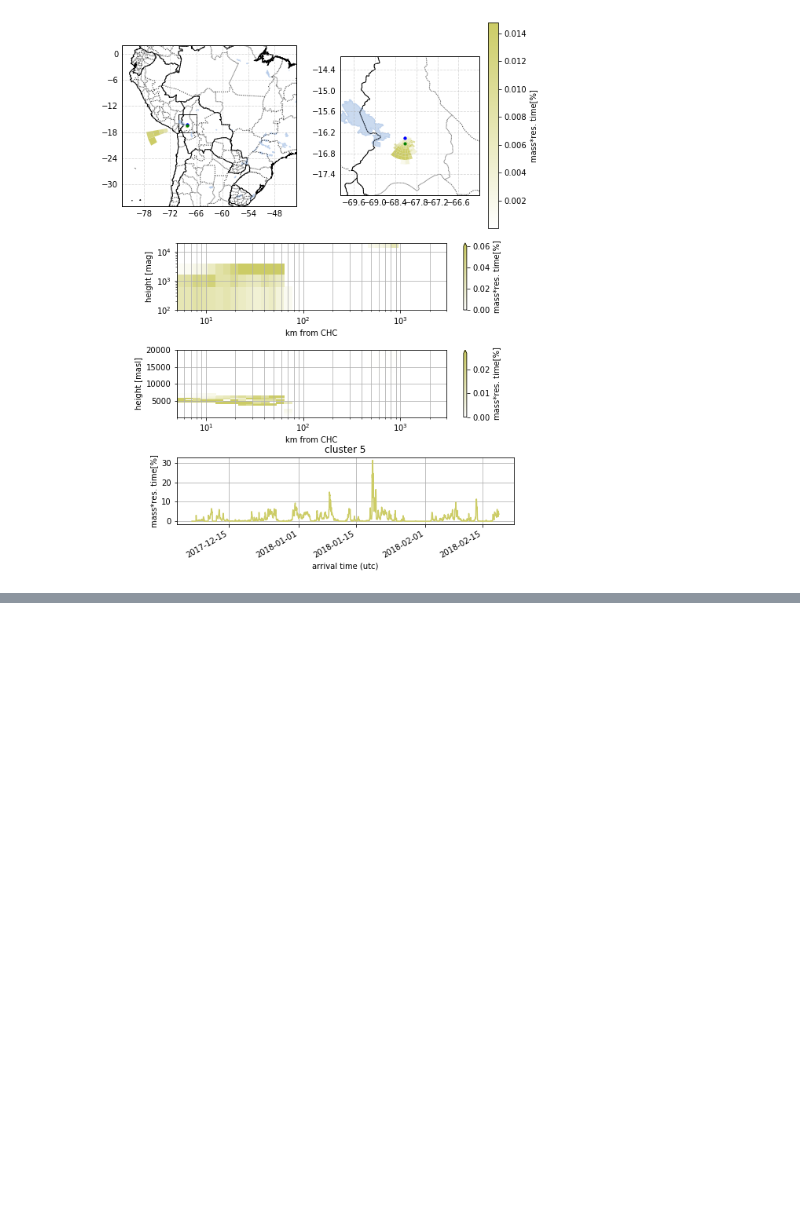
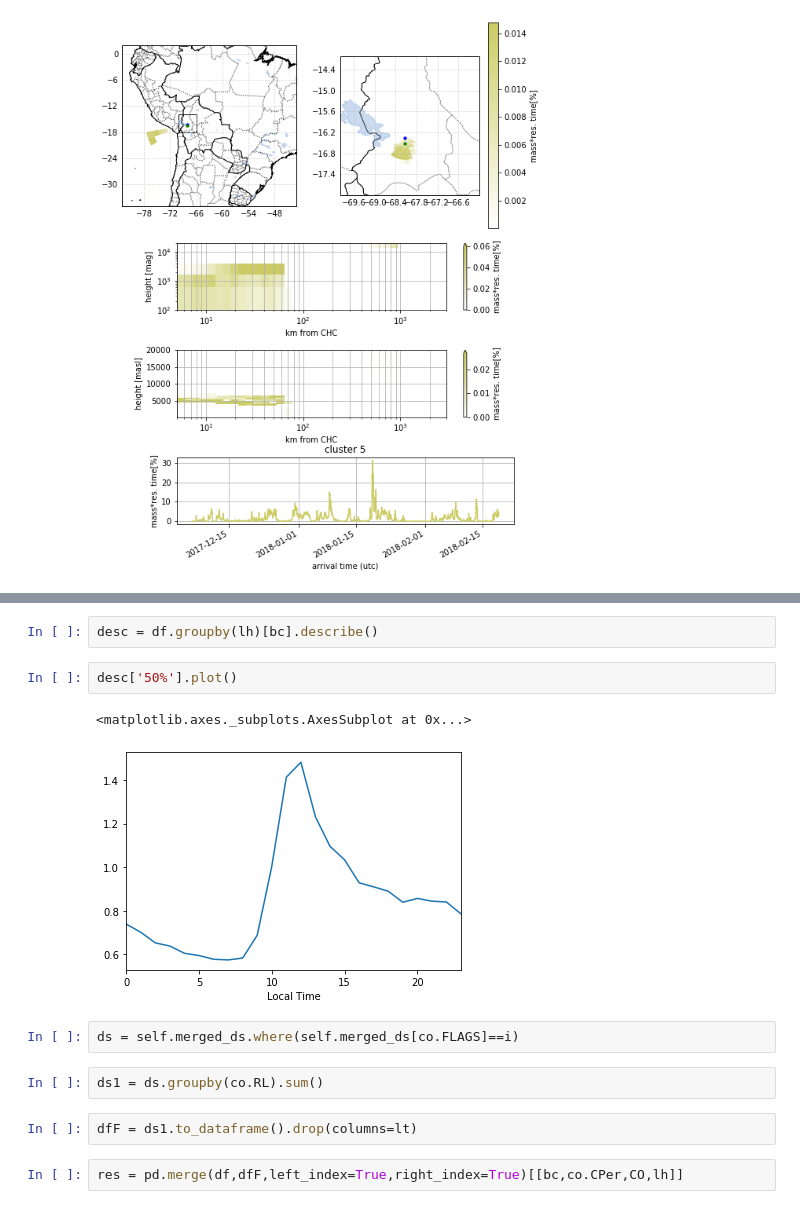
Before and after one commit to daliagachc/flexpart_management, a Jupyter notebook: flexpart_management/notebooks/run_2019-06-10_11-10-03_/lapaz_cluster_15.ipynb, the cells around one changed output, grey strips where cells are left out. Saved outputs shown, nothing was run; the diff lists cells and outputs as text; blank space fills up the shorter version.

```diff
--- a/flexpart_management/notebooks/run_2019-06-10_11-10-03_/lapaz_cluster_15.ipynb
+++ b/flexpart_management/notebooks/run_2019-06-10_11-10-03_/lapaz_cluster_15.ipynb
@@ -41,0 +54,15 @@ self.plot_hout_influence(i)
+# %%
+desc = df.groupby(lh)[bc].describe()
+# %%
+desc['50%'].plot()
+# %% [output]
+<matplotlib.axes._subplots.AxesSubplot at 0x...>
+[figure, added]
+# %%
+ds = self.merged_ds.where(self.merged_ds[co.FLAGS]==i)
+# %%
+ds1 = ds.groupby(co.RL).sum()
+# %%
+dfF = ds1.to_dataframe().drop(columns=lt)
+# %%
+res = pd.merge(df,dfF,left_index=True,right_index=True)[[bc,co.CPer,CO,lh]]
```
Also changed, not shown: parts of 8 cells of this notebook, 11 other files.
